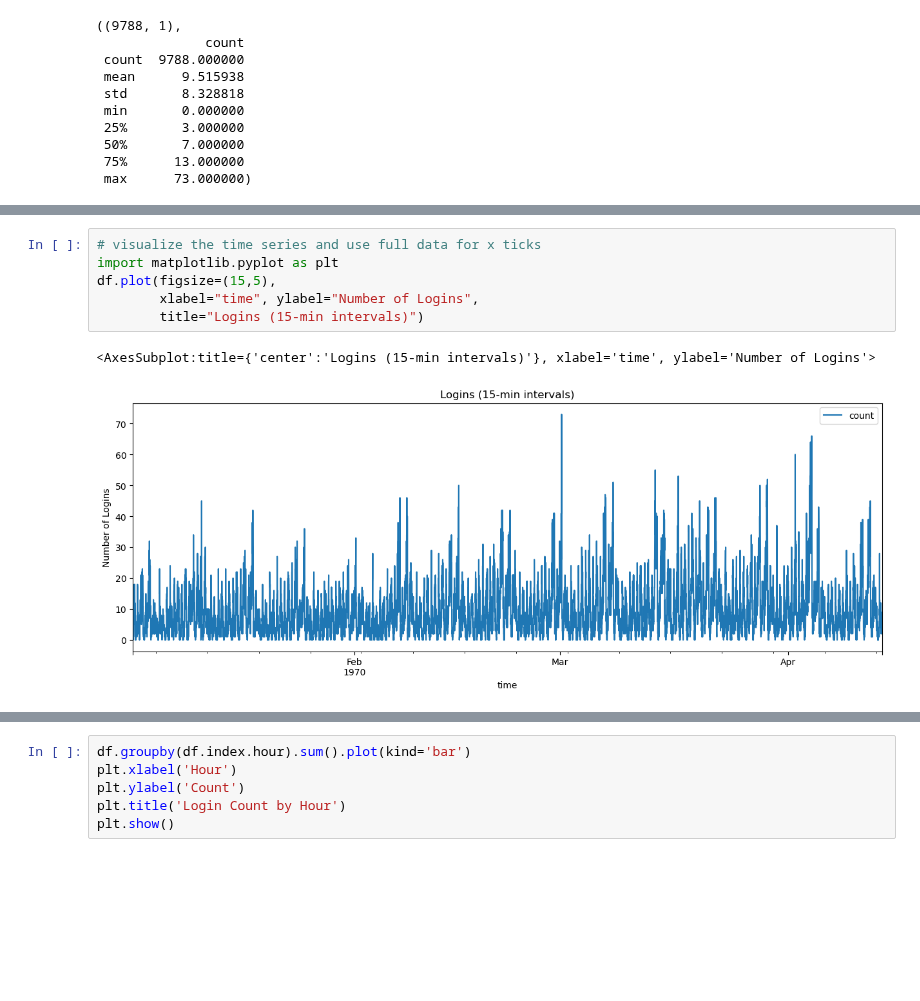
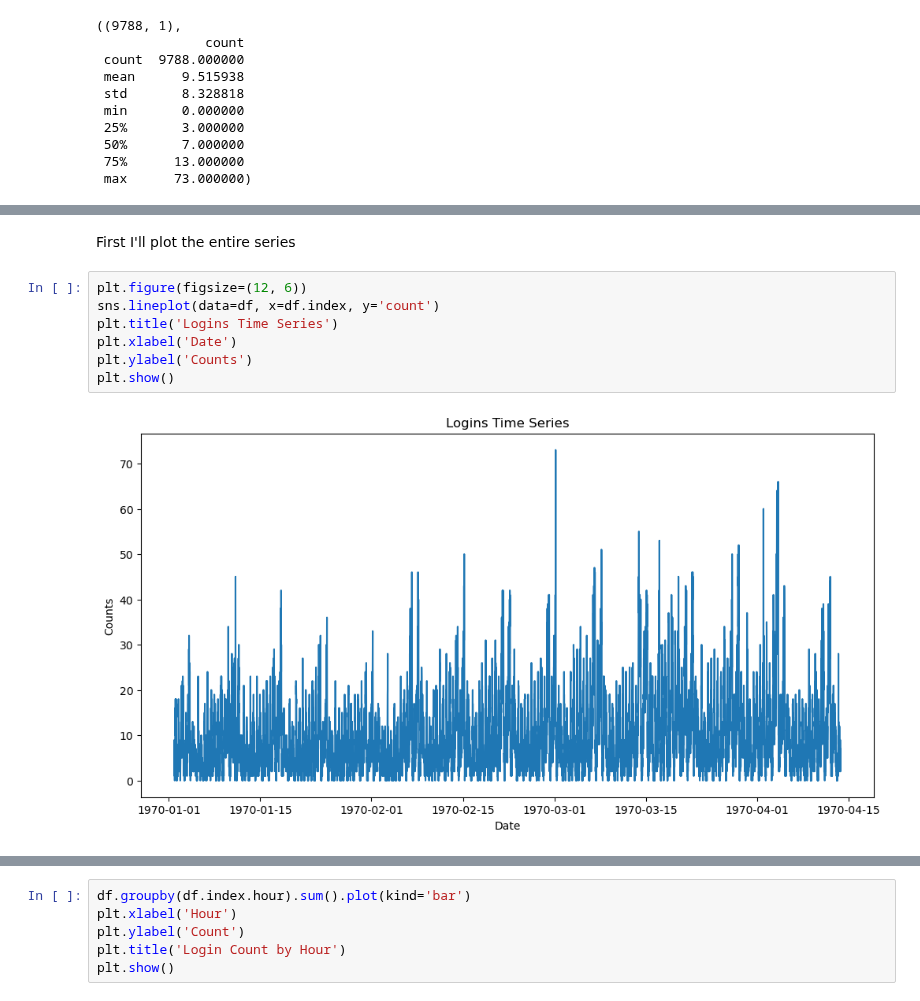
Before and after one commit to n-altawam/Sprinboard, a Jupyter notebook: 26.2.2 Ultimate Technologies Inc. Take-Home Challenge/Ultimate_data_science_challenge.ipynb, the cells around one changed output, grey strips where cells are left out. Cells and saved outputs as stored; diff of their text form; blank space fills up the shorter version.

```diff
--- a/26.2.2 Ultimate Technologies Inc. Take-Home Challenge/Ultimate_data_science_challenge.ipynb
+++ b/26.2.2 Ultimate Technologies Inc. Take-Home Challenge/Ultimate_data_science_challenge.ipynb
@@ -63,9 +59,11 @@ Timedelta('0 days 00:14:59.908050674')
-# %%
-# visualize the time series and use full data for x ticks
-import matplotlib.pyplot as plt
-df.plot(figsize=(15,5),
-        xlabel="time", ylabel="Number of Logins",
-        title="Logins (15-min intervals)")
-# %% [output]
-<AxesSubplot:title={'center':'Logins (15-min intervals)'}, xlabel='time', ylabel='Number of Logins'>
-[figure, removed]
+# %% [markdown]
+First I'll plot the entire series
+# %%
+plt.figure(figsize=(12, 6))
+sns.lineplot(data=df, x=df.index, y='count')
+plt.title('Logins Time Series')
+plt.xlabel('Date')
+plt.ylabel('Counts')
+plt.show()
+# %% [output]
+[figure, added]
```
Also changed, not shown: parts of 40 cells of this notebook, 9 other files.
